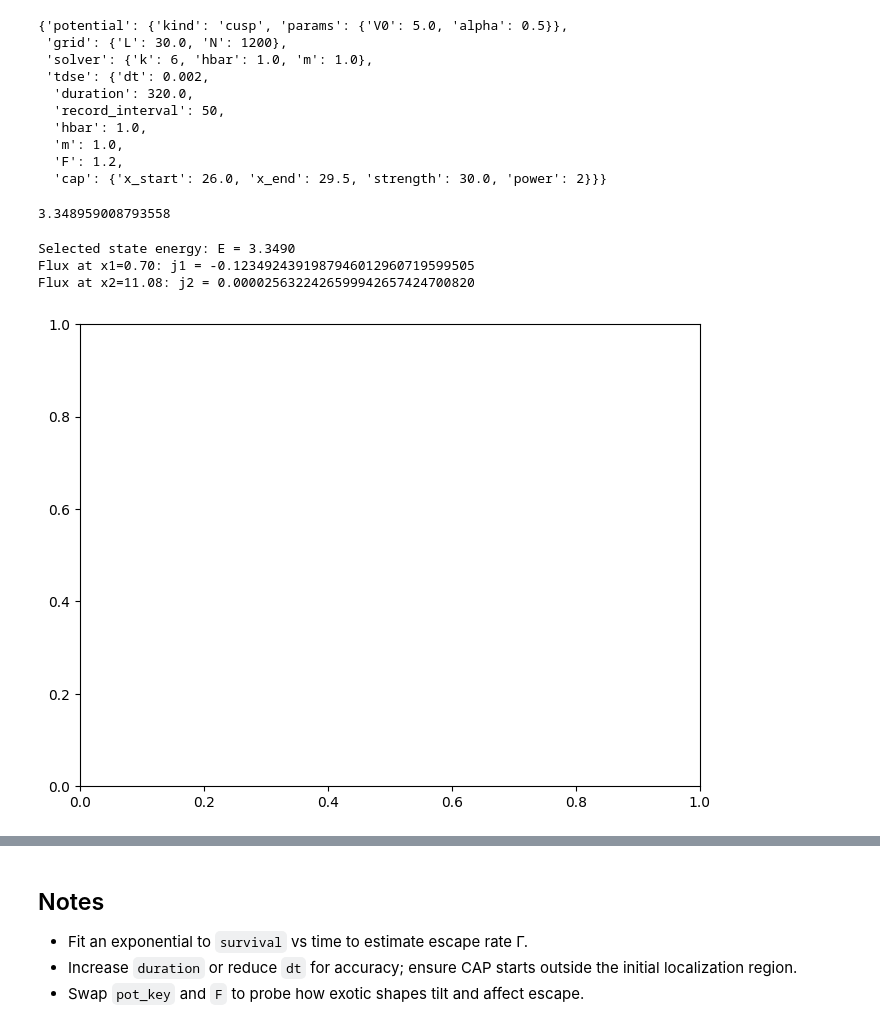
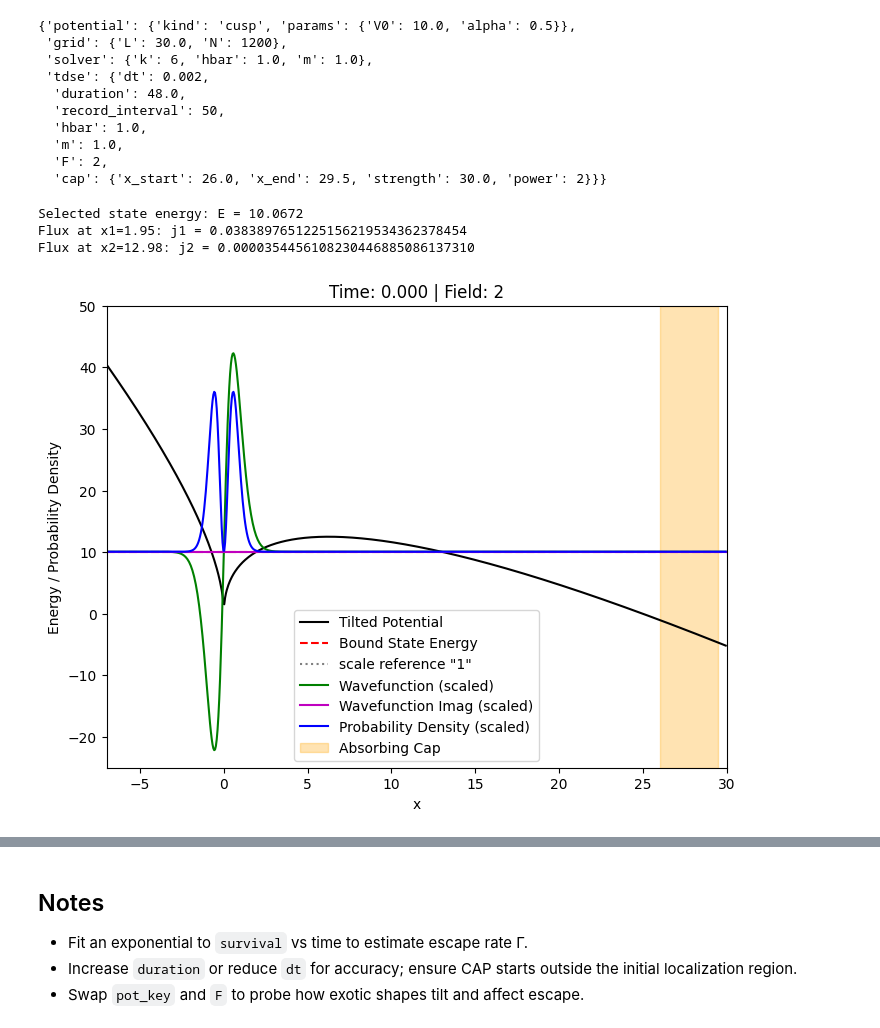
Before and after one commit to POPCORNBOOM/Project-Tunneling-in-Exotic-Quantum-Potentials, a Jupyter notebook: part_d_tdse.ipynb, the cells around one changed output, grey strips where cells are left out. Drawn from its saved outputs; the diff is of its cells as text; code cells hidden in the pictures.

```diff
--- a/part_d_tdse.ipynb
+++ b/part_d_tdse.ipynb
@@ -7,13 +7,13 @@ from quantum_tunneling.fields import apply_field
 import matplotlib.animation as animation
 # %%
 potentials = {
-    "cusp": {"kind": "cusp", "params": {"V0": 5.0, "alpha": 0.5}},
+    "cusp": {"kind": "cusp", "params": {"V0": 10.0, "alpha": 0.5}},
     "exp_well": {"kind": "exp_well", "params": {"V0": 5.0, "a": 1.0}},
     "soft_barrier": {"kind": "soft_barrier", "params": {"V0": 5.0}},
     "rough": {"kind": "rough", "params": {"V0": 1.0, "k0": 0.6, "levels": 4, "decay": 0.6}},
 }
 pot_key = "cusp"
-state_index = 0
+state_index = 1
 L=30.0
 cfg = {
     "potential": potentials[pot_key],
@@ -21,25 +21,25 @@ cfg = {
     "solver": {"k": 6, "hbar": 1.0, "m": 1.0},
     "tdse": {
         "dt": 0.002,
-        "duration": 320.0,
+        "duration": 48.0,
         "record_interval": 50,
         "hbar": 1.0,
         "m": 1.0,
-        "F": 1.2,
+        "F": 2,
         "cap": {"x_start": L-4, "x_end": L-0.5, "strength": 30.0, "power": 2},
     },
 }
 cfg
 # %% [output]
-{'potential': {'kind': 'cusp', 'params': {'V0': 5.0, 'alpha': 0.5}},
+{'potential': {'kind': 'cusp', 'params': {'V0': 10.0, 'alpha': 0.5}},
  'grid': {'L': 30.0, 'N': 1200},
  'solver': {'k': 6, 'hbar': 1.0, 'm': 1.0},
  'tdse': {'dt': 0.002,
-  'duration': 320.0,
+  'duration': 48.0,
   'record_interval': 50,
   'hbar': 1.0,
   'm': 1.0,
-  'F': 1.2,
+  'F': 2,
   'cap': {'x_start': 26.0, 'x_end': 29.5, 'strength': 30.0, 'power': 2}}}
 # %%
 res = run_bound_states(cfg)
@@ -53,49 +53,47 @@ x1= td['x1']
 x2= td['x2']
 times = [f['t'] for f in frames]
 E = res['E'][state_index]
-# %% [output]
-3.348959008793558
 # %%
 print(f"Selected state energy: E = {E:.4f}")
-print(f"Flux at x1={x1:.2f}: j1 = {j1[2000]:.31f}")
-print(f"Flux at x2={x2:.2f}: j2 = {j2[2000]:.31f}")
+print(f"Flux at x1={x1:.2f}: j1 = {j1[-1]:.31f}")
+print(f"Flux at x2={x2:.2f}: j2 = {j2[-1]:.31f}")
 # %% [output]
-Selected state energy: E = 3.3490
-Flux at x1=0.70: j1 = -0.1234924391987946012960719599505
-Flux at x2=11.08: j2 = 0.0000256322426599942657424700820
+Selected state energy: E = 10.0672
+Flux at x1=1.95: j1 = 0.0383897651225156219534362378454
+Flux at x2=12.98: j2 = 0.0000354456108230446885086137310
 # %%
 # Create animation
 x = res['x']
 Vx = res['Vx']
 Vtilt = apply_field(Vx, x, cfg['tdse']['F'])
 fig, ax = plt.subplots(figsize=(8, 6))
 scale = 40
 def update(frame):
     ax.clear()
     ax.set_title(f'Time: {frame["t"]:.3f} | Field: {cfg["tdse"]["F"]}')
     ax.plot(x, Vtilt, 'k-', label='Tilted Potential')
     ax.axhline(E, color='r', linestyle='--', label='Bound State Energy')
     ax.axhline(E+scale, color='gray', linestyle=':', label='scale reference "1"')
 
     psi = frame['psi']
     prob_density = np.abs(psi)**2
     psi_real = np.real(psi)
     ax.plot(x,E+ psi_real * scale, 'g-', label='Wavefunction (scaled)')
     psi_imag = np.imag(psi)
     ax.plot(x, E + psi_imag * scale, 'm-', label='Wavefunction Imag (scaled)')
     ax.plot(x, E + prob_density * scale, 'b-', label='Probability Density (scaled)')
 
     # draw cap region
     cap = cfg['tdse']['cap']
     ax.axvspan(cap['x_start'], cap['x_end'], color='orange', alpha=0.3, label='Absorbing Cap')
     ax.set_ylim(-25, 50)
     ax.set_xlim(-7, cfg["grid"]["L"])
     ax.set_xlabel('x')
     ax.set_ylabel('Energy / Probability Density')
     ax.legend()
-#ani = animation.FuncAnimation(fig, update, frames=frames, repeat=False)
-#ani.save('time_evolution.gif', writer='pillow', fps=30)
+ani = animation.FuncAnimation(fig, update, frames=frames, repeat=False)
+ani.save(f'time_evolution_V0_{potentials[pot_key]["params"]["V0"]}_F_{cfg["tdse"]["F"]}_state_{state_index}.gif', writer='pillow', fps=30)
 # %% [output]
-[figure, old version]
+[figure, new version]
 # %%
 
```
Also changed, not shown: parts of 1 cell of this notebook, 17 other files.
